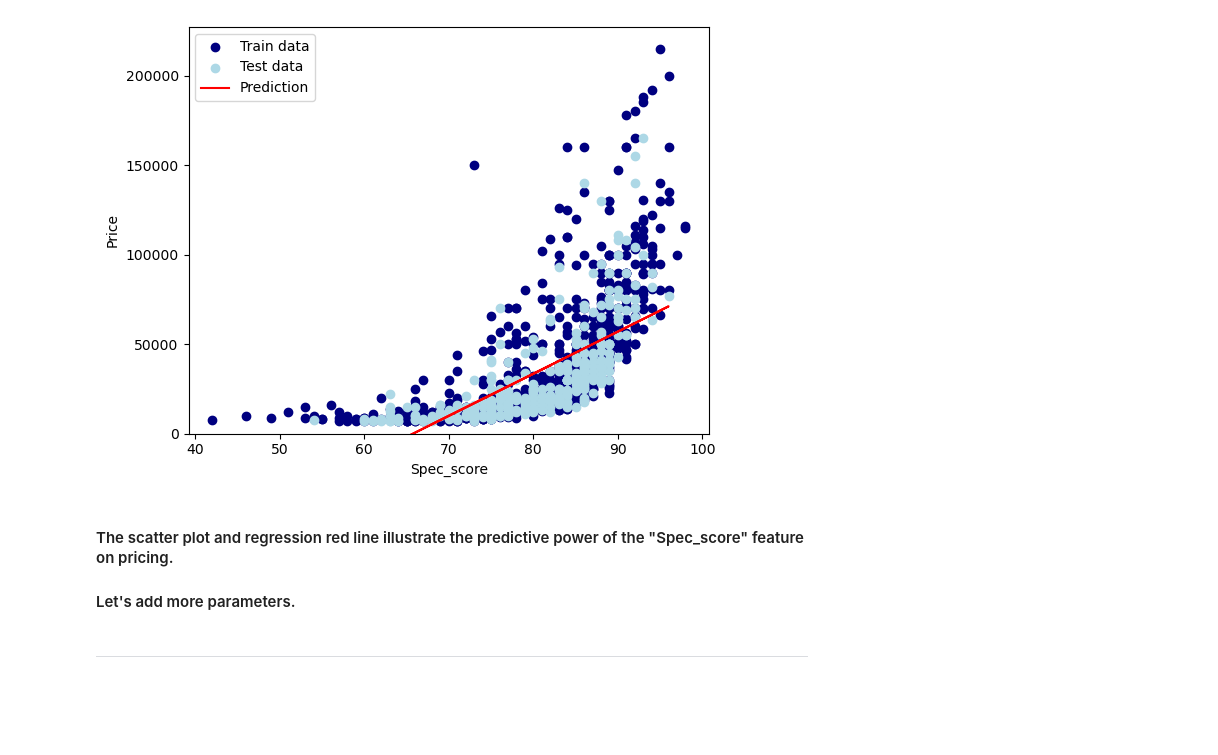
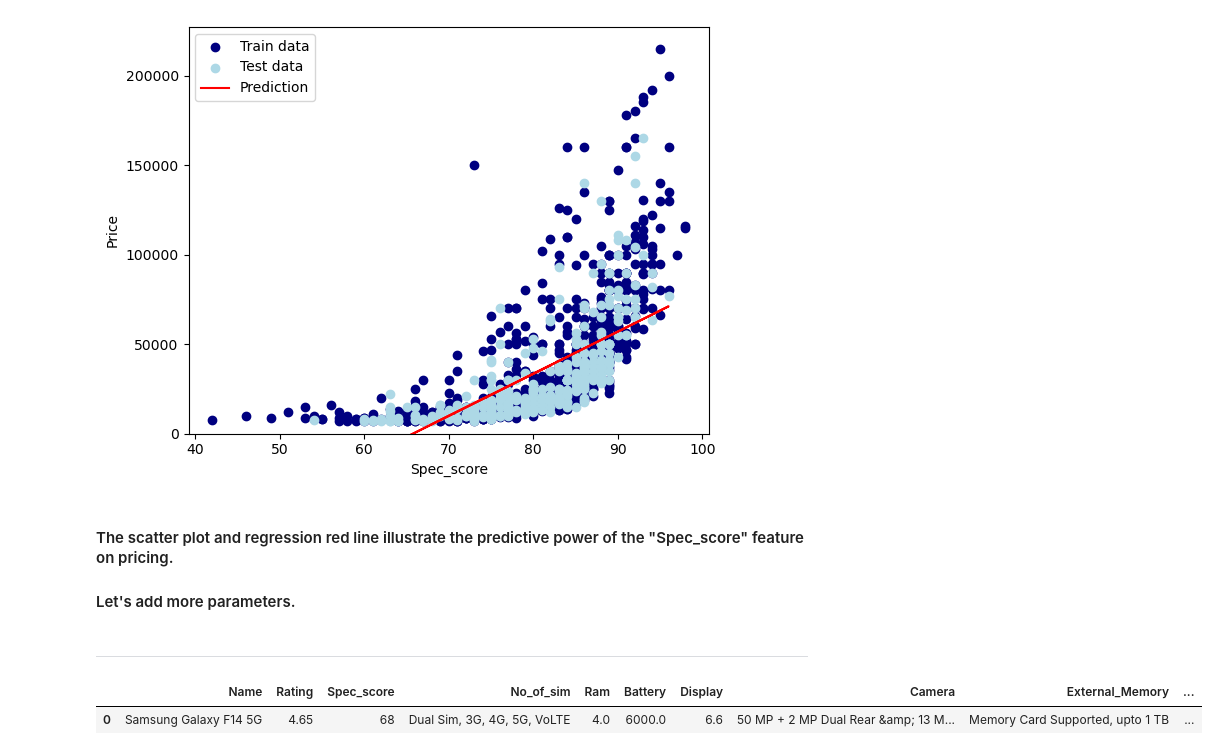
Before and after one commit to MassiCanosi/Machine-Learning-Training-Journey, a Jupyter notebook: Sample Analysis/Mobile phone Usability Analysis.ipynb, the cells around one changed output. Saved outputs shown, nothing was run; the diff lists cells and outputs as text; code cells hidden in the pictures; blank space fills up the shorter version.

```diff
--- a/Sample Analysis/Mobile phone Usability Analysis.ipynb
+++ b/Sample Analysis/Mobile phone Usability Analysis.ipynb
@@ -388,3 +416,8 @@ plt.ylim(0)
 #### Let's add more parameters.
 # %% [markdown]
 -------------------------------
+# %%
+file.head(1)
+# %% [output]
+|  | Name | Rating | Spec_score | No_of_sim | Ram | Battery | Display | Camera | External_Memory | ... |
+| 0 | Samsung Galaxy F14 5G | 4.65 | 68 | Dual Sim, 3G, 4G, 5G, VoLTE | 4.0 | 6000.0 | 6.6 | 50 MP + 2 MP Dual Rear &amp; 13 M... | Memory Card Supported, upto 1 TB | ... |
```
Also changed, not shown: parts of 2 cells of this notebook.
